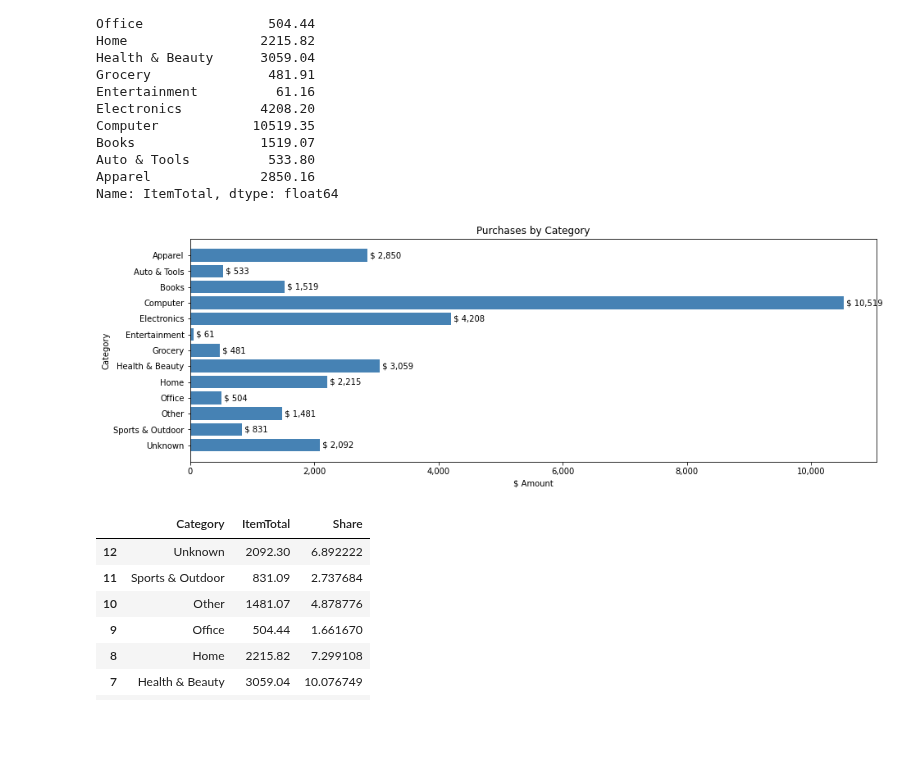
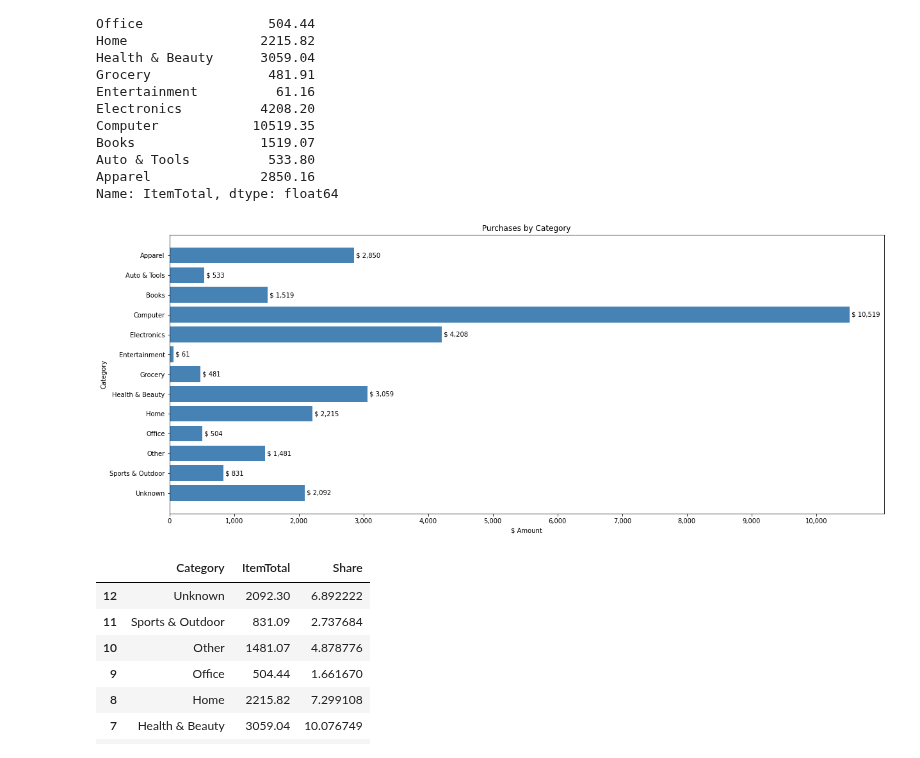
Before and after one commit to AmitSamra/AmazonOrderHistory, a Jupyter notebook: AmazonOrderHistory.ipynb, the cells around one changed output. Cells and saved outputs as stored; diff of their text form; code cells hidden in the pictures; blank space fills up the shorter version.

Commit message:
Refactored purchases by category

```diff
--- a/AmazonOrderHistory.ipynb
+++ b/AmazonOrderHistory.ipynb
@@ -1047,27 +1047,28 @@ Name: ItemTotal, dtype: float64
 # %%
 # Plot purchases by category
 
-fig,ax = plt.subplots(figsize = (15,5))
+fig,ax = plt.subplots(figsize = (20,8))
 ax.barh(df_CategoryTotal.index, df_CategoryTotal.values, color = 'steelblue')
 ax.set_title('Purchases by Category')
 
 # x-axis
 ax.set_xlabel('$ Amount')
+plt.xticks([x for x in range(0, round(max(df_CategoryTotal.values)), 1000)])
 ax.xaxis.set_major_formatter(
     ticker.FuncFormatter(lambda x,p: format(int(x), ','))
 )
 
 # y-axis
 ax.set_ylabel('Category')
 
 # labels
 for i,j in zip(df_CategoryTotal.index, df_CategoryTotal.values):
     ax.annotate(' $ '+format(int(j), ','), xy=(j,i), va='center', ha='left')
 
 plt.show()
 #ax.figure.savefig('./img/PurchasesByCategory.png', bbox_inches='tight', dpi=150)
 # %% [output]
-[figure, old version]
+[figure, new version]
 # %%
 # Purchases by category share
 
```
Also changed, not shown: parts of 1 cell of this notebook.
